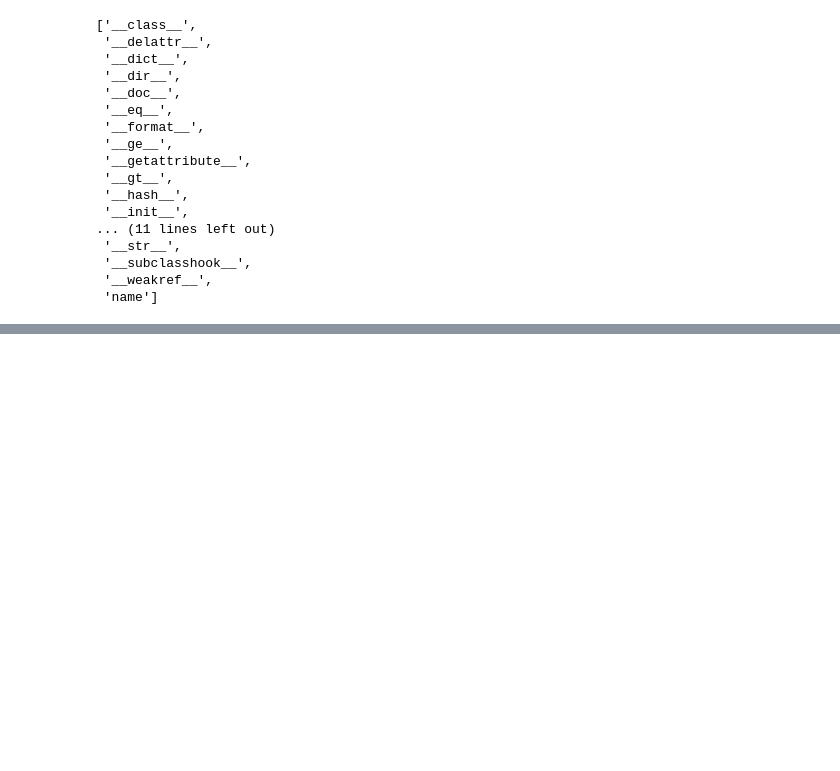
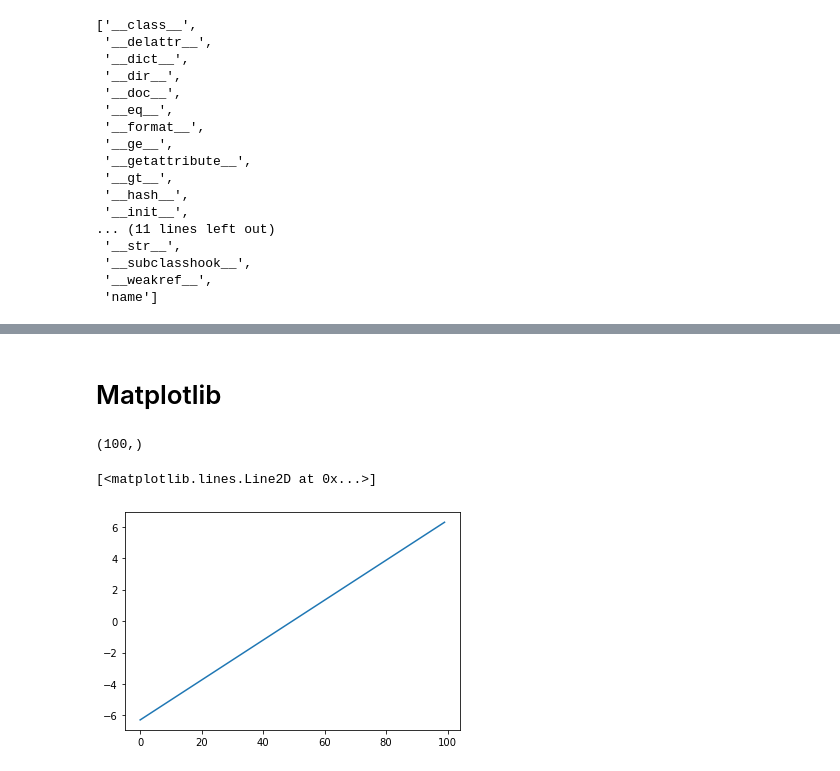
Before and after one commit to YuweiZJ/rces-lecture, a Jupyter notebook: Untitled.ipynb, the cells around one changed output, grey strips where cells are left out. Cells and saved outputs as stored; diff of their text form; code cells hidden in the pictures; blank space fills up the shorter version.

```diff
--- a/Untitled.ipynb
+++ b/Untitled.ipynb
@@ -460,0 +636,5 @@ dir(h)
+# %%
+x = np.linspace(-2*np.pi,np.pi,100)
+y = np.linspace(-np.pi,np.pi,50)
+xx,yy = np.meshgrid(x,y)
+xx.shape
@@ -460,0 +746,2 @@ dir(h)
+# %% [markdown]
+# Matplotlib
@@ -460,0 +750,9 @@ dir(h)
+# %%
+x.shape
+# %% [output]
+(100,)
+# %%
+plt.plot(x)
+# %% [output]
+[<matplotlib.lines.Line2D at 0x...>]
+[figure, added]
```
Also changed, not shown: parts of 66 cells of this notebook.
